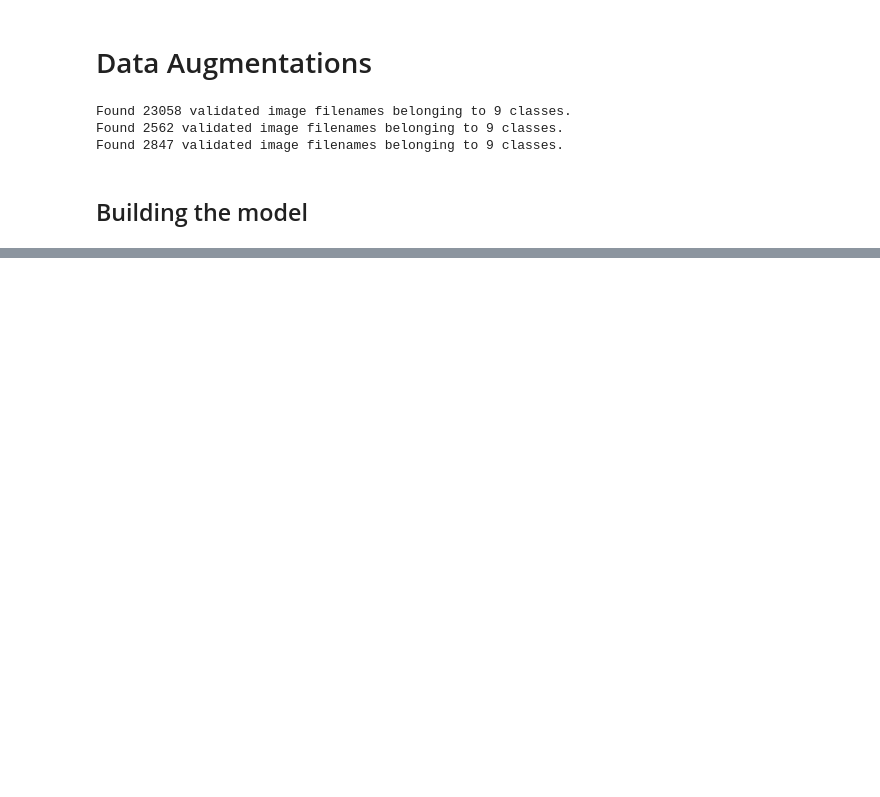
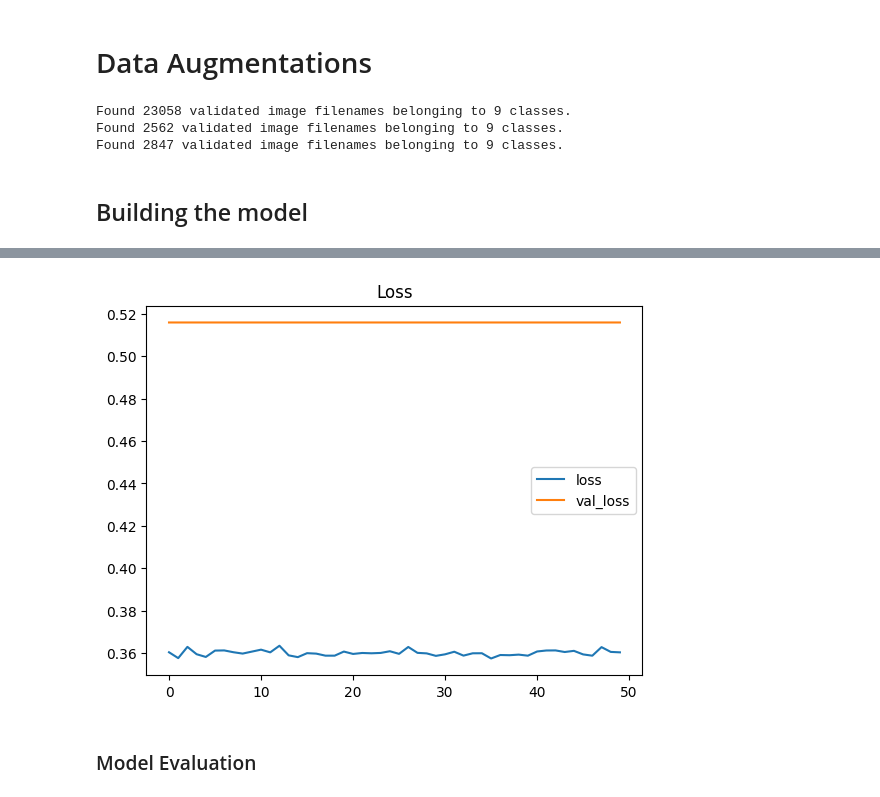
Before and after one commit to nikhilsp1585/mobilenetv2-training-custom-dataset, a Jupyter notebook: mobilenetv2-train-wm28k.ipynb, the cells around one changed output, grey strips where cells are left out. Drawn from its saved outputs; the diff is of its cells as text; code cells hidden in the pictures; blank space fills up the shorter version.

```diff
--- a/mobilenetv2-train-wm28k.ipynb
+++ b/mobilenetv2-train-wm28k.ipynb
@@ -195,0 +240,6 @@ KeyboardInterrupt:
+# %%
+pd.DataFrame(results.history)[['loss', 'val_loss']].plot()
+plt.title("Loss")
+plt.show()
+# %% [output]
+[figure, added]
@@ -195,0 +255,2 @@ KeyboardInterrupt:
+# %% [markdown]
+### Model Evaluation
```
Also changed, not shown: parts of 12 cells of this notebook.
